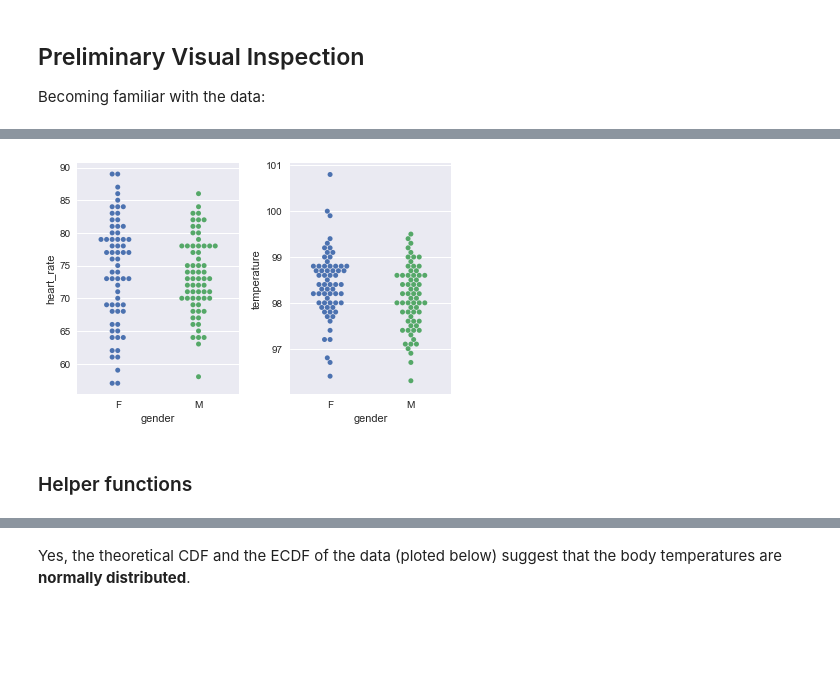
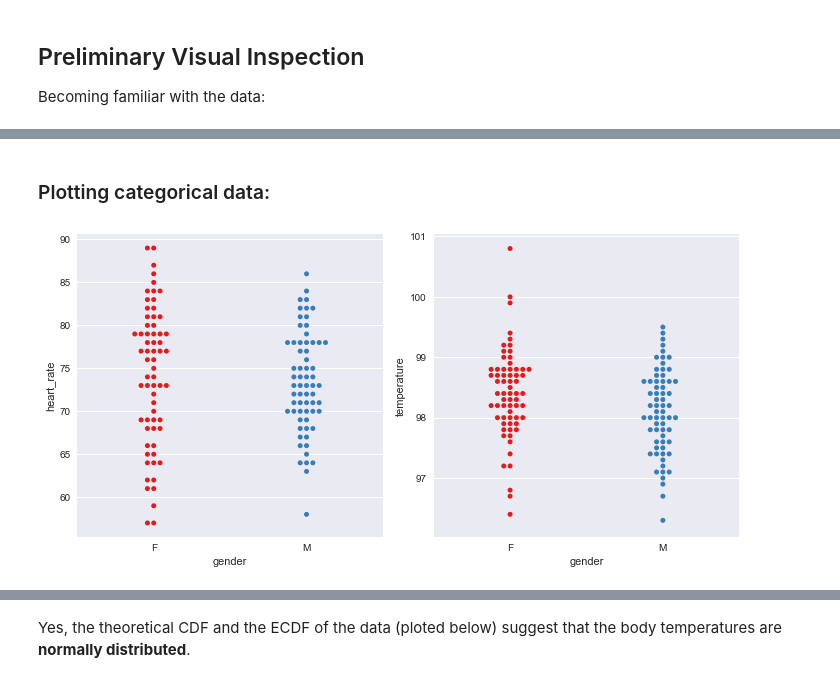
Before and after one commit to karlphillip/DataScience, a Jupyter notebook: Mini Projects/human_body_temperature_using_eda/sliderule_dsi_inferential_statistics_exercise_1.ipynb, the cells around one changed output, grey strips where cells are left out. Cells and saved outputs as stored; diff of their text form; code cells hidden in the pictures; blank space fills up the shorter version.

Commit message:
human_body_temperature_using_eda: updated asnwers

```diff
--- a/Mini Projects/human_body_temperature_using_eda/sliderule_dsi_inferential_statistics_exercise_1.ipynb
+++ b/Mini Projects/human_body_temperature_using_eda/sliderule_dsi_inferential_statistics_exercise_1.ipynb
@@ -86,16 +88,17 @@ dtype: object
+# %% [markdown]
+### Plotting categorical data:
 # %%
 # initialize seaborn style for matplotlib
 sns.set()
+fig, ax = plt.subplots(figsize=(10,5))
 
 plt.subplot(1, 2, 1)
-sns.swarmplot(x="gender", y="heart_rate", data=df);
+sns.swarmplot(x="gender", y="heart_rate", data=df, palette="Set1");
 
 plt.subplot(1, 2, 2)
-sns.swarmplot(x="gender", y="temperature", data=df);
+sns.swarmplot(x="gender", y="temperature", data=df, palette="Set1");
 
 plt.tight_layout()
 plt.show()
 # %% [output]
-[figure, old version]
+[figure, new version]
-# %% [markdown]
-### Helper functions
```
Also changed, not shown: parts of 40 cells of this notebook.
